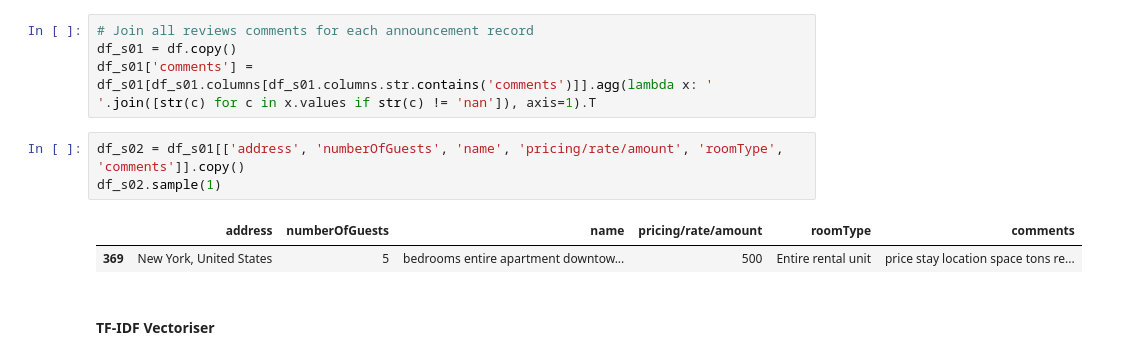
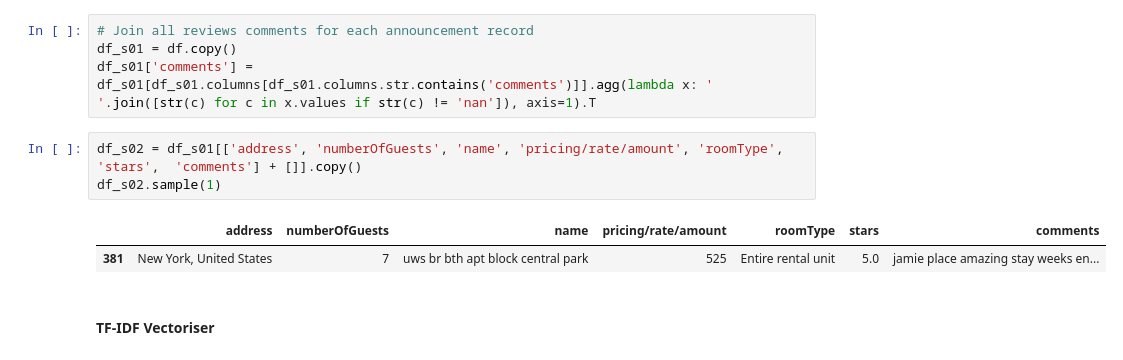
Before and after one commit to HWatanuki/Projeto_D3TOP, a Jupyter notebook: Codigos/nlp_parte02_v0_1.ipynb, the cells around one changed output. Saved outputs shown, nothing was run; the diff lists cells and outputs as text.

```diff
--- a/Codigos/nlp_parte02_v0_1.ipynb
+++ b/Codigos/nlp_parte02_v0_1.ipynb
@@ -218,11 +218,11 @@ sentences[:10]
 df_s01 = df.copy()
 df_s01['comments'] = df_s01[df_s01.columns[df_s01.columns.str.contains('comments')]].agg(lambda x: ' '.join([str(c) for c in x.values if str(c) != 'nan']), axis=1).T
 # %%
-df_s02 = df_s01[['address', 'numberOfGuests', 'name', 'pricing/rate/amount', 'roomType', 'comments']].copy()
+df_s02 = df_s01[['address', 'numberOfGuests', 'name', 'pricing/rate/amount', 'roomType', 'stars',  'comments'] + []].copy()
 df_s02.sample(1)
 # %% [output]
-|  | address | numberOfGuests | name | pricing/rate/amount | roomType | comments |
-| 369 | New York, United States | 5 | bedrooms entire apartment downtow... | 500 | Entire rental unit | price stay location space tons re... |
+|  | address | numberOfGuests | name | pricing/rate/amount | roomType | stars | comments |
+| 381 | New York, United States | 7 | uws br bth apt block central park | 525 | Entire rental unit | 5.0 | jamie place amazing stay weeks en... |
 # %% [markdown]
 #### TF-IDF Vectoriser
 # %%
```
Also changed, not shown: parts of 7 cells of this notebook.
